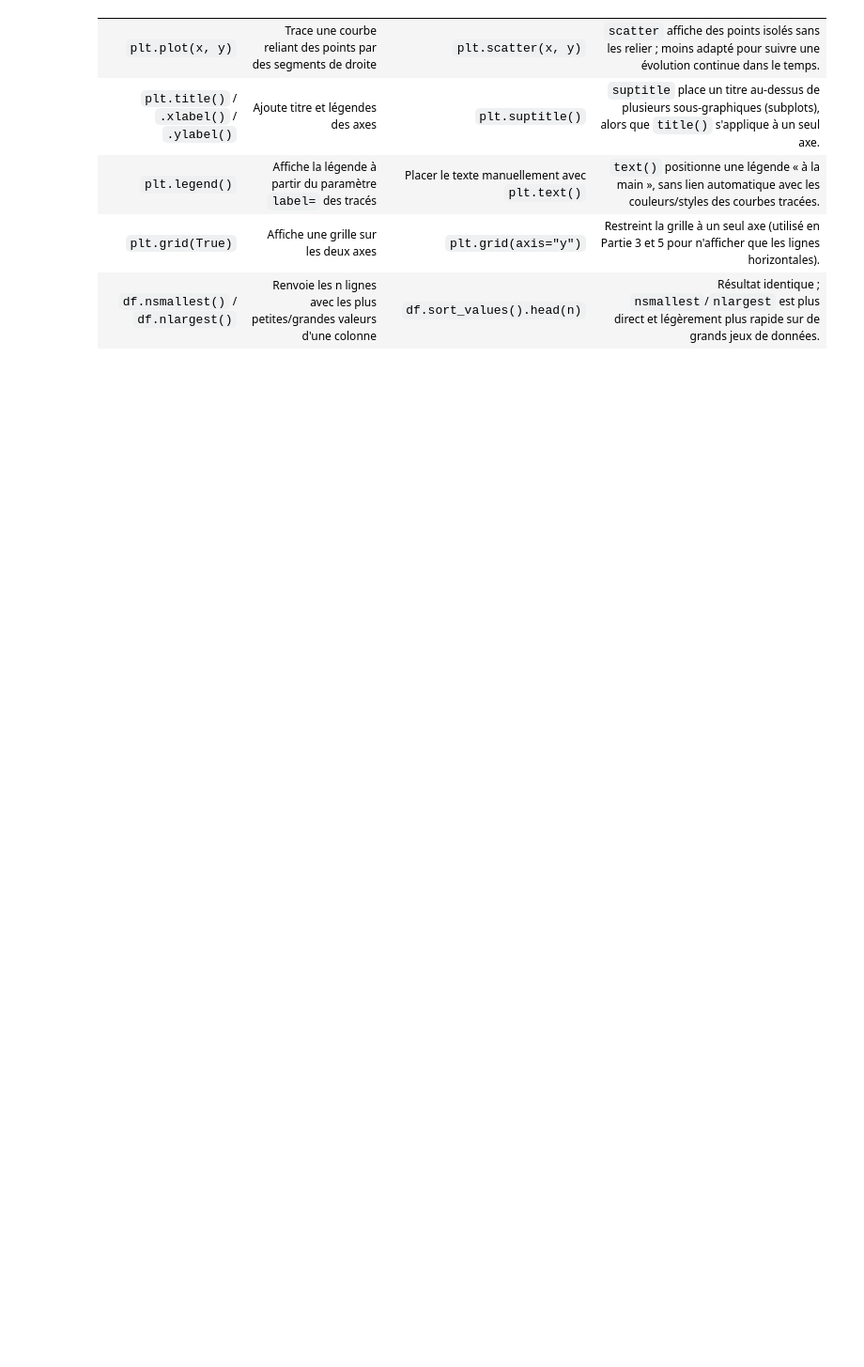
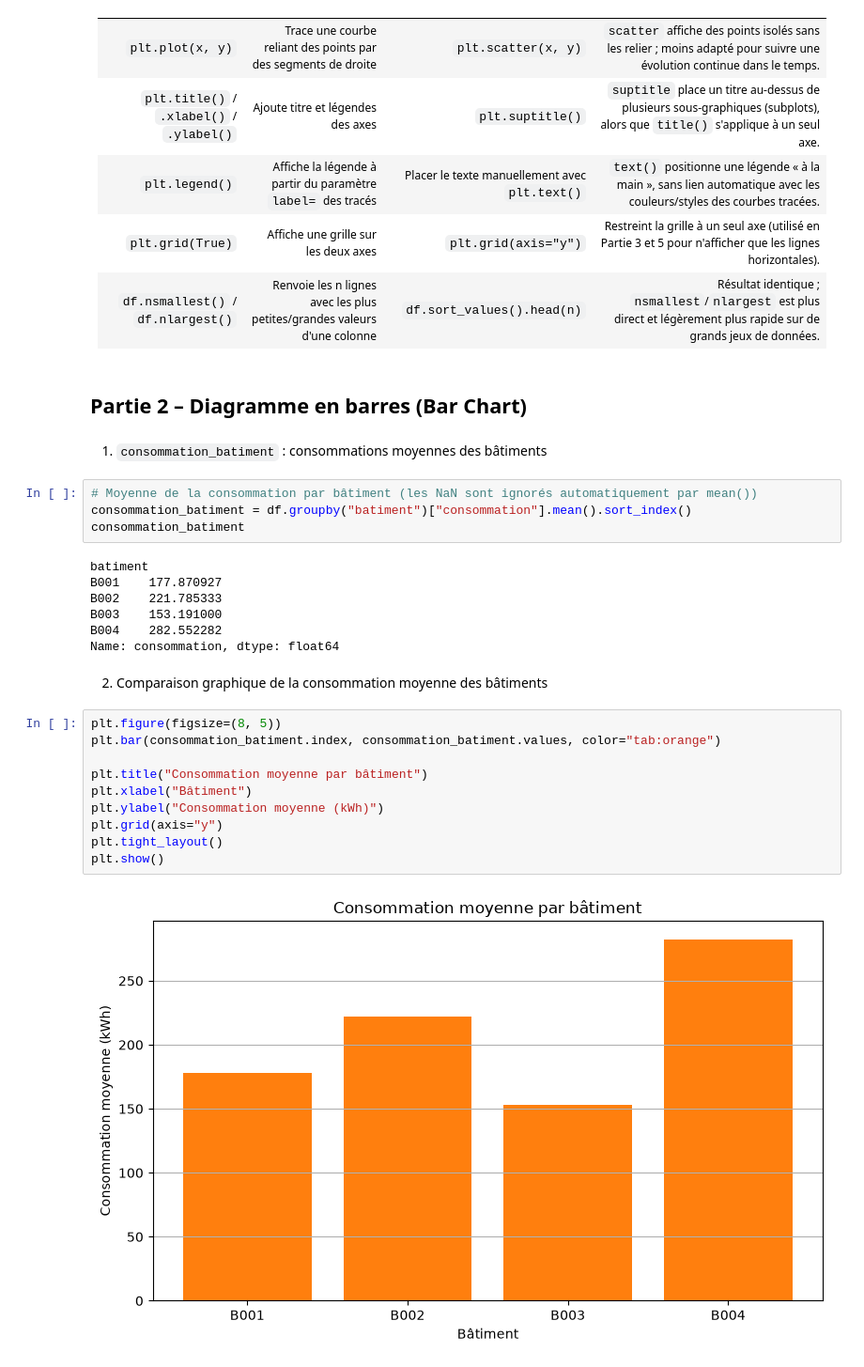
Before and after one commit to Abdoulaye-Diouf/atelier_matplotlib_iot, a Jupyter notebook: notebooks/atelier_matplotlib_iot.ipynb, the cells around one changed output. Shown at 94% size. Cells and saved outputs as stored; diff of their text form; blank space fills up the shorter version.

Commit message:
feat: partie 2 - ajout du diagramme en barres.

```diff
--- a/notebooks/atelier_matplotlib_iot.ipynb
+++ b/notebooks/atelier_matplotlib_iot.ipynb
@@ -105,3 +105,32 @@ Sur la courbe, l'immense majorité des points oscille dans une bande resserrée,
 | `plt.legend()` | Affiche la légende à partir du paramètre `label=` des tracés | Placer le texte manuellement avec `plt.text()` | `text()` positionne une légende « à la main », sans lien automatique avec les couleurs/styles des courbes tracées. |
 | `plt.grid(True)` | Affiche une grille sur les deux axes | `plt.grid(axis="y")` | Restreint la grille à un seul axe (utilisé en Partie 3 et 5 pour n'afficher que les lignes horizontales). |
 | `df.nsmallest()` / `df.nlargest()` | Renvoie les n lignes avec les plus petites/grandes valeurs d'une colonne | `df.sort_values().head(n)` | Résultat identique ; `nsmallest`/`nlargest` est plus direct et légèrement plus rapide sur de grands jeux de données. |
+# %% [markdown]
+## Partie 2 – Diagramme en barres (Bar Chart)
+# %% [markdown]
+1) `consommation_batiment` : consommations moyennes des bâtiments
+# %%
+# Moyenne de la consommation par bâtiment (les NaN sont ignorés automatiquement par mean())
+consommation_batiment = df.groupby("batiment")["consommation"].mean().sort_index()
+consommation_batiment
+# %% [output]
+batiment
+B001    177.870927
+B002    221.785333
+B003    153.191000
+B004    282.552282
+Name: consommation, dtype: float64
+# %% [markdown]
+2) Comparaison graphique de la consommation moyenne des bâtiments
+# %%
+plt.figure(figsize=(8, 5))
+plt.bar(consommation_batiment.index, consommation_batiment.values, color="tab:orange")
+
+plt.title("Consommation moyenne par bâtiment")
+plt.xlabel("Bâtiment")
+plt.ylabel("Consommation moyenne (kWh)")
+plt.grid(axis="y")
+plt.tight_layout()
+plt.show()
+# %% [output]
+[figure, added]
```
Also changed, not shown: parts of 4 cells of this notebook.
